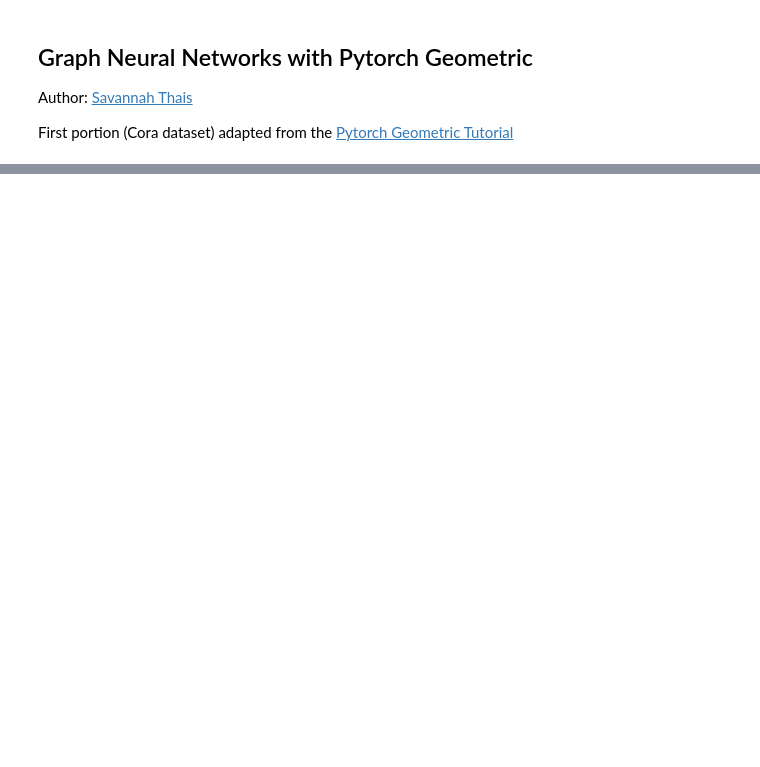
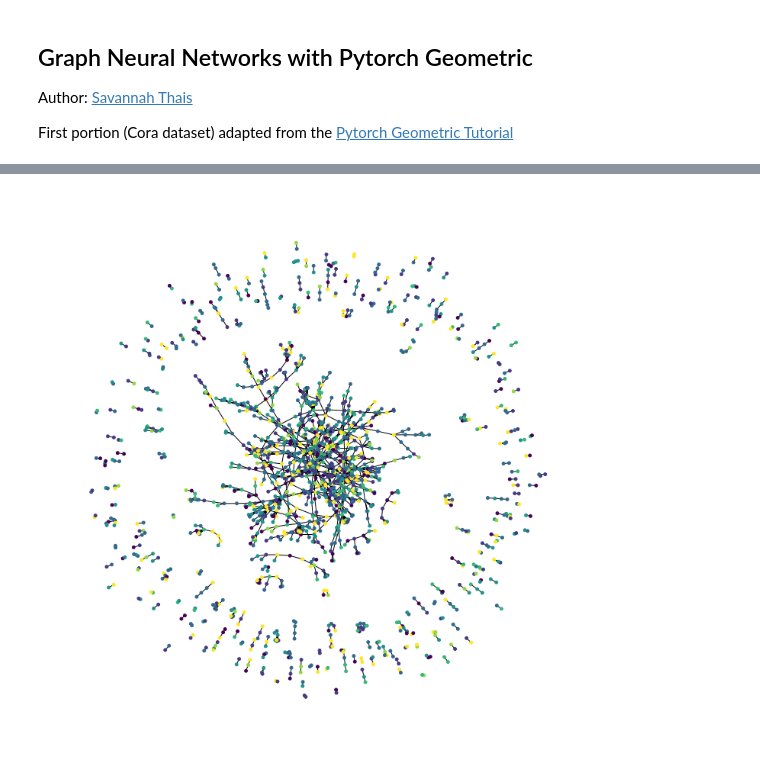
Before and after one commit to savvy379/codashep_ml_2022, a Jupyter notebook: lecture4_gnns/Graph Neural Networks .ipynb, the cells around one changed output, grey strips where cells are left out. Cells and saved outputs as stored; diff of their text form; code cells hidden in the pictures; blank space fills up the shorter version.

Commit message:
part one of gnn notebook (cora)

```diff
--- a/lecture4_gnns/Graph Neural Networks .ipynb
+++ b/lecture4_gnns/Graph Neural Networks .ipynb
@@ -51,0 +73,8 @@ def visualize(h, color):
+# %%
+#download the raw data
+zip_file = keras.utils.get_file(
+    fname="cora.tgz",
+    origin="https://linqs-data.soe.ucsc.edu/public/lbc/cora.tgz",
+    extract=True,
+)
+data_dir = os.path.join(os.path.dirname(zip_file), "cora")
@@ -51,0 +87,9 @@ def visualize(h, color):
+# %%
+#load the cites data into a dataframe and get the shape (expect it to be 5429x2, representing 5429 linked paper pairs)
+citations = pd.read_csv(
+    os.path.join(data_dir, "cora.cites"),
+    sep="\t",
+    header=None,
+    names=["target", "source"],
+)
+print("Citations shape:", citations.shape)
@@ -51,0 +113,6 @@ def visualize(h, color):
+# %%
+column_names = ["paper_id"] + [f"term_{idx}" for idx in range(1433)] + ["subject"]
+papers = pd.read_csv(
+    os.path.join(data_dir, "cora.content"), sep="\t", header=None, names=column_names,
+)
+print("Papers shape:", papers.shape)
@@ -51,0 +158,17 @@ def visualize(h, color):
+# %%
+class_values = sorted(papers["subject"].unique())
+class_idx = {name: id for id, name in enumerate(class_values)}
+paper_idx = {name: idx for idx, name in enumerate(sorted(papers["paper_id"].unique()))}
+
+papers["paper_id"] = papers["paper_id"].apply(lambda name: paper_idx[name])
+citations["source"] = citations["source"].apply(lambda name: paper_idx[name])
+citations["target"] = citations["target"].apply(lambda name: paper_idx[name])
+papers["subject"] = papers["subject"].apply(lambda value: class_idx[value])
+# %%
+plt.figure(figsize=(10, 10))
+colors = papers["subject"].tolist()
+cora_graph = nx.from_pandas_edgelist(citations.sample(n=1500))
+subjects = list(papers[papers["paper_id"].isin(list(cora_graph.nodes))]["subject"])
+nx.draw_spring(cora_graph, node_size=15, node_color=subjects)
+# %% [output]
+[figure, added]
```
Also changed, not shown: parts of 32 cells of this notebook.
